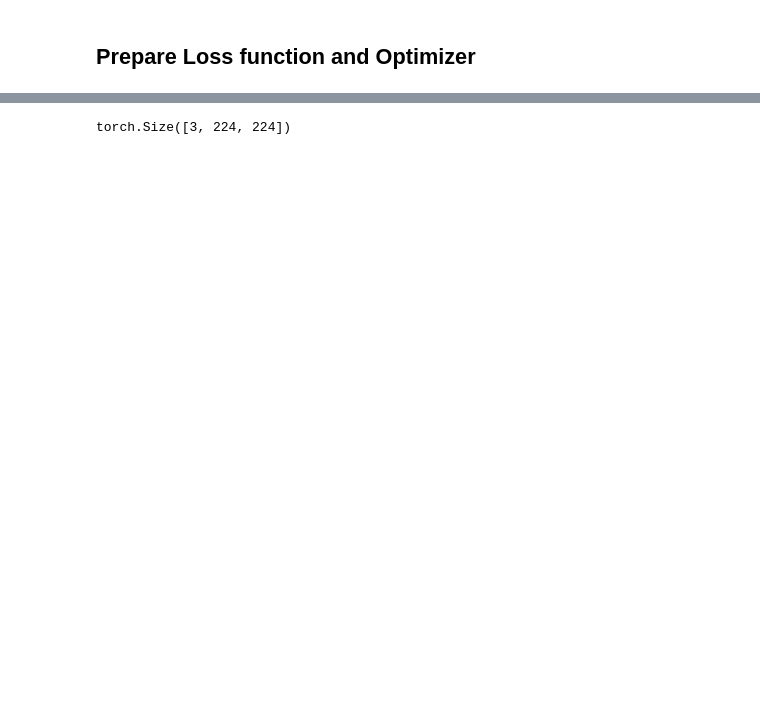
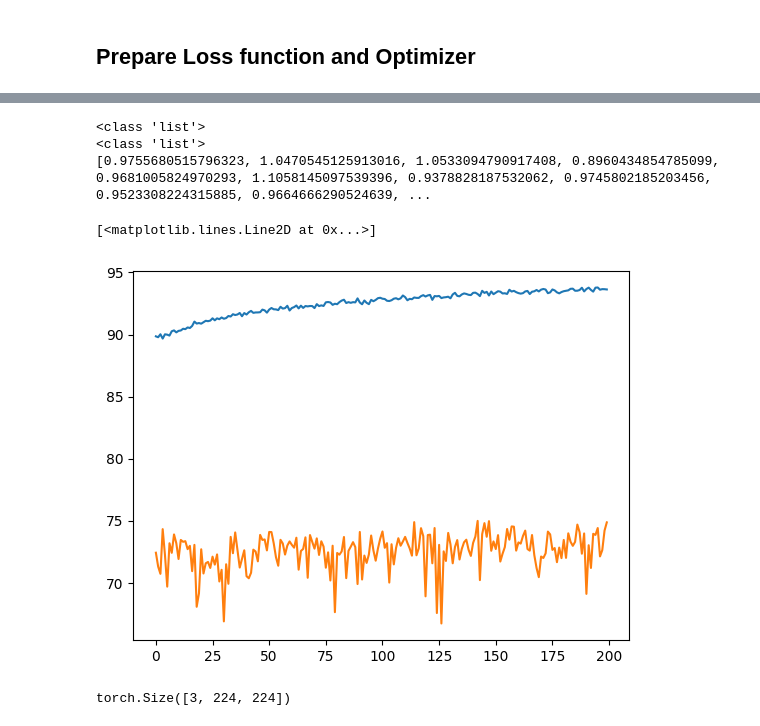
Before and after one commit to AnTong123-hue/PyTorch, a Jupyter notebook: cnn_models/ResNet.ipynb, the cells around one changed output, grey strips where cells are left out. Cells and saved outputs as stored; diff of their text form; code cells hidden in the pictures; blank space fills up the shorter version.

```diff
--- a/cnn_models/ResNet.ipynb
+++ b/cnn_models/ResNet.ipynb
@@ -211,5 +242,5 @@ class ResNet(nn.Module):
 # %%
-model = ResNet()
+model = ResNet(16, 32, 64, num_classes=10, depth=10)
 model
 # %% [output]
 ResNet(
@@ -316,3 +378,18 @@ TypeError: _BatchNorm.__init__() missing 1 required positional argument: 'num_fe
+# %%
+import numpy as np
+
+print(type(hist['train_acc']))
+print(type(hist['test_loss']))
+
+print(hist['test_loss'])
+plt.plot(np.array(hist['train_acc']))
+plt.plot(np.array(hist['test_acc']))
+# %% [output]
+<class 'list'>
+<class 'list'>
+[0.9755680515796323, 1.0470545125913016, 1.0533094790917408, 0.8960434854785099, 0.9681005824970293, 1.1058145097539396, 0.9378828187532062, 0.9745802185203456, 0.9523308224315885, 0.9664666290524639, ...
+[<matplotlib.lines.Line2D at 0x...>]
+[figure, added]
 # %%
 test_dataset[0][0].shape
 # %% [output]
```
Also changed, not shown: parts of 16 cells of this notebook.
